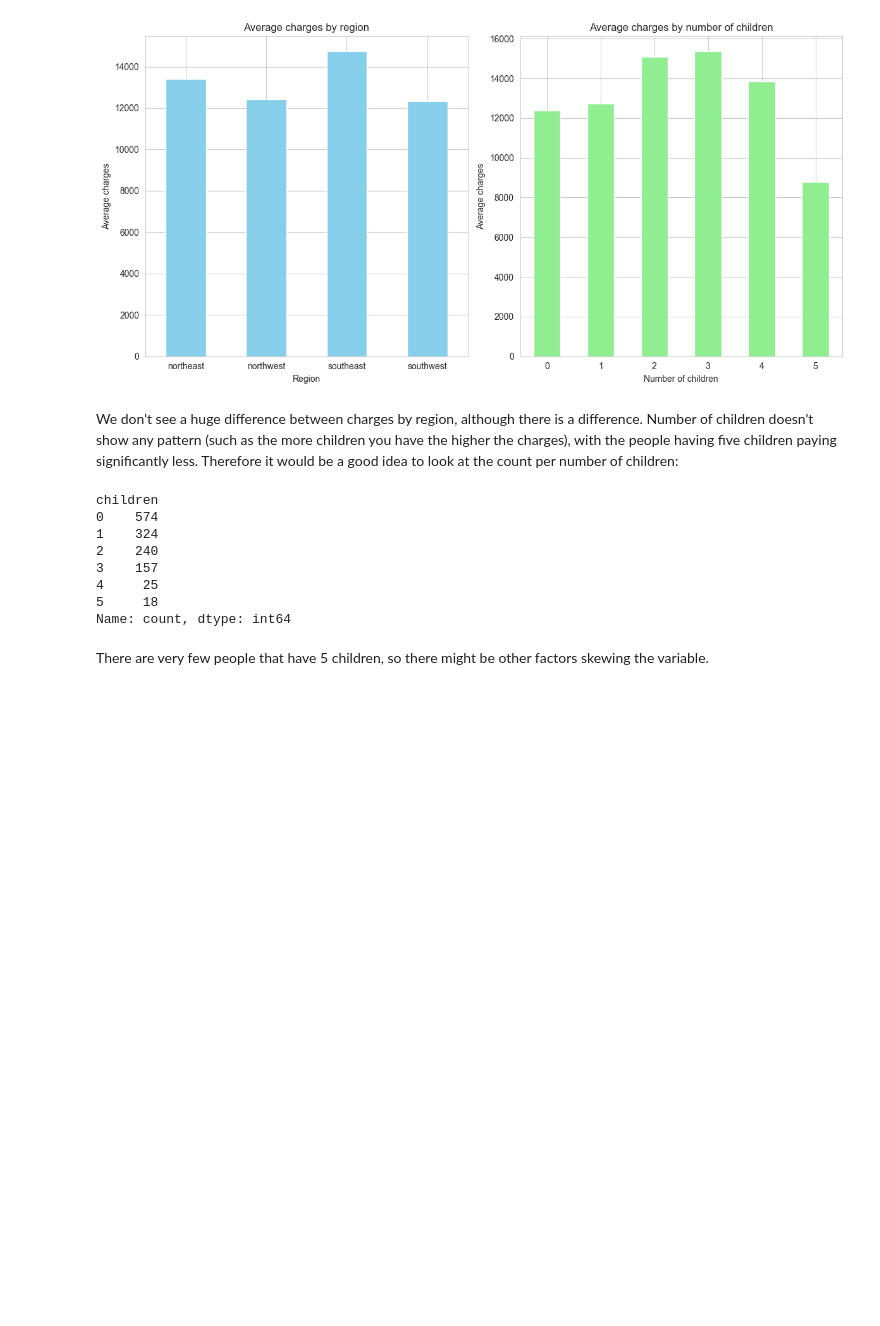
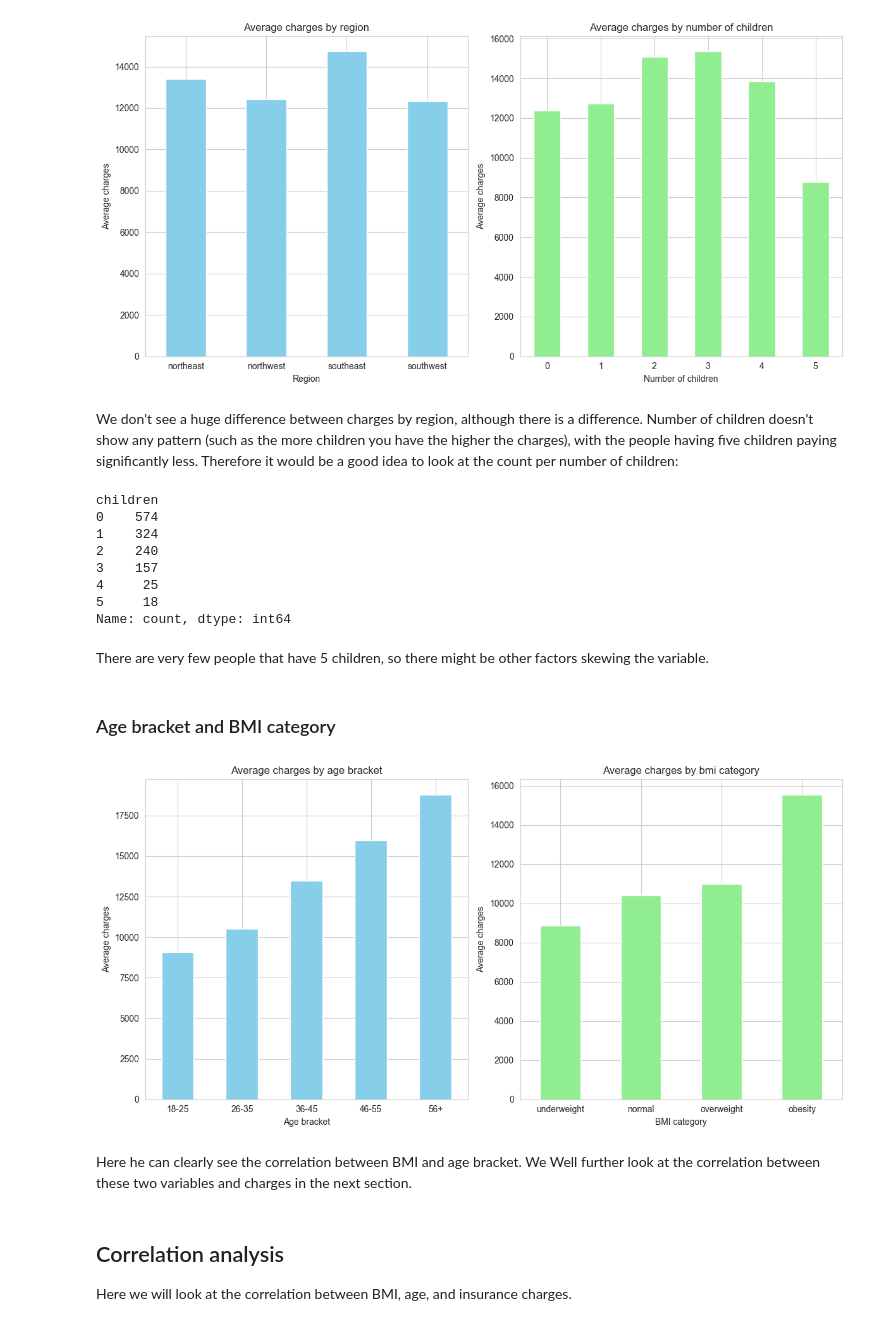
Before and after one commit to ramaz-abdelgadir/Hackathon1-Insurance, a Jupyter notebook: jupyter_notebooks/data_vizualization.ipynb, the cells around one changed output. Drawn from its saved outputs; the diff is of its cells as text; code cells hidden in the pictures; blank space fills up the shorter version.

Commit message:
analyze age_bracket and bmi_category

```diff
--- a/jupyter_notebooks/data_vizualization.ipynb
+++ b/jupyter_notebooks/data_vizualization.ipynb
@@ -169,3 +169,42 @@ children
 Name: count, dtype: int64
 # %% [markdown]
 There are very few people that have 5 children, so there might be other factors skewing the variable.
+# %% [markdown]
+### Age bracket and BMI category
+# %%
+# Calculate average charges by age bracket
+avg_charges_by_age = insurance.groupby('age_bracket')['charges'].mean()
+
+# Calculate average charges by bmi category
+avg_charges_by_bmi = insurance.groupby('bmi_category')['charges'].mean()
+avg_charges_by_bmi = avg_charges_by_bmi[['underweight', 'normal', 'overweight', 'obesity']]
+
+# Create a single figure for both bar plots
+plt.figure(figsize=(12, 6))
+
+# Bar plot for average charges by age bracket
+plt.subplot(1, 2, 1)  # 1 row, 2 columns, plot 1
+avg_charges_by_age.plot(kind='bar', color='skyblue')
+plt.title('Average charges by age bracket')
+plt.xlabel('Age bracket')
+plt.ylabel('Average charges')
+plt.xticks(rotation=0)
+
+# Bar plot for average charges by bmi category
+plt.subplot(1, 2, 2)  # 1 row, 2 columns, plot 2
+avg_charges_by_bmi.plot(kind='bar', color='lightgreen')
+plt.title('Average charges by bmi category')
+plt.xlabel('BMI category')
+plt.ylabel('Average charges')
+plt.xticks(rotation=0)
+
+# Display the plots
+plt.tight_layout()
+plt.show()
+# %% [output]
+[figure, added]
+# %% [markdown]
+Here he can clearly see the correlation between BMI and age bracket. We Well further look at the correlation between these two variables and charges in the next section.
+# %% [markdown]
+## Correlation analysis
+Here we will look at the correlation between BMI, age, and insurance charges.
```
Also changed, not shown: parts of 1 cell of this notebook.
